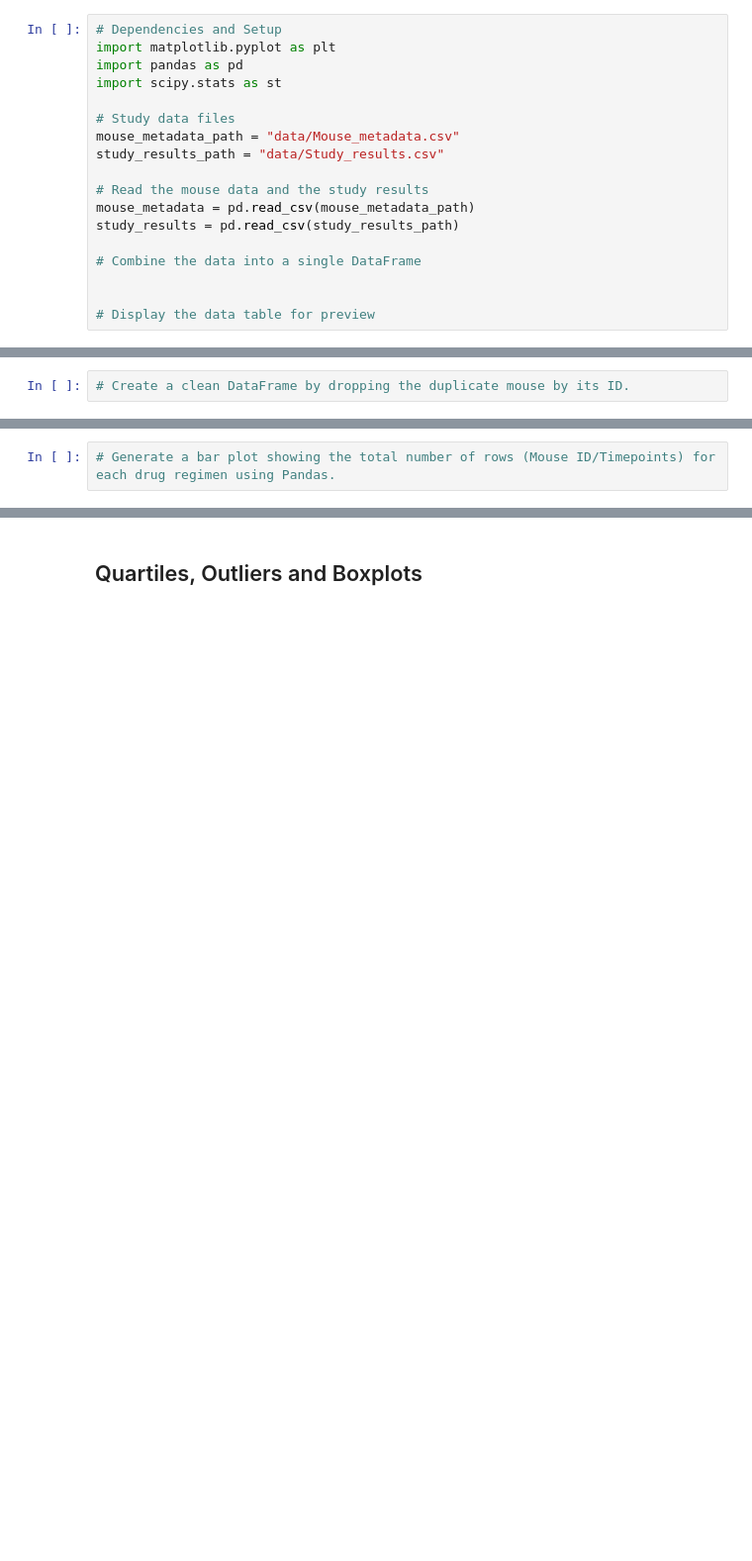
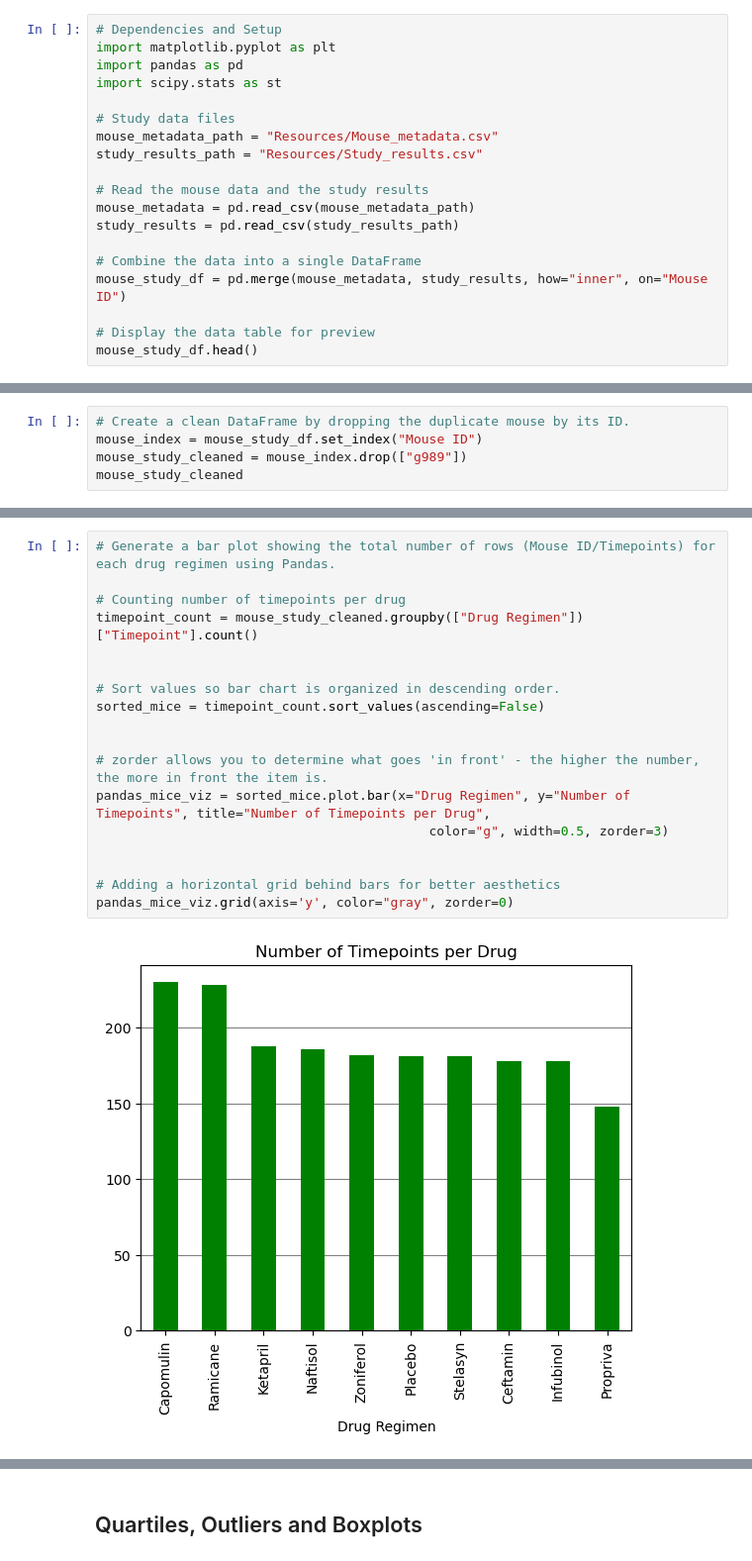
Before and after one commit to ASPigman/matplotlib_challenge, a Jupyter notebook: Pymaceuticals/pymaceuticals.ipynb, the cells around one changed output, grey strips where cells are left out. Shown at 99% size. Cells and saved outputs as stored; diff of their text form; blank space fills up the shorter version.

```diff
--- a/Pymaceuticals/pymaceuticals.ipynb
+++ b/Pymaceuticals/pymaceuticals.ipynb
@@ -12,14 +7,15 @@ import pandas as pd
 import scipy.stats as st
 
 # Study data files
-mouse_metadata_path = "data/Mouse_metadata.csv"
-study_results_path = "data/Study_results.csv"
+mouse_metadata_path = "Resources/Mouse_metadata.csv"
+study_results_path = "Resources/Study_results.csv"
 
 # Read the mouse data and the study results
 mouse_metadata = pd.read_csv(mouse_metadata_path)
 study_results = pd.read_csv(study_results_path)
 
 # Combine the data into a single DataFrame
-
+mouse_study_df = pd.merge(mouse_metadata, study_results, how="inner", on="Mouse ID")
 
 # Display the data table for preview
+mouse_study_df.head()
@@ -33,2 +62,5 @@ study_results = pd.read_csv(study_results_path)
 # %%
 # Create a clean DataFrame by dropping the duplicate mouse by its ID.
+mouse_index = mouse_study_df.set_index("Mouse ID")
+mouse_study_cleaned = mouse_index.drop(["g989"])
+mouse_study_cleaned
@@ -48,4 +128,22 @@ study_results = pd.read_csv(study_results_path)
 # %%
 # Generate a bar plot showing the total number of rows (Mouse ID/Timepoints) for each drug regimen using Pandas.
+
+# Counting number of timepoints per drug
+timepoint_count = mouse_study_cleaned.groupby(["Drug Regimen"])["Timepoint"].count()
+
+
+# Sort values so bar chart is organized in descending order.
+sorted_mice = timepoint_count.sort_values(ascending=False)
+
+
+# zorder allows you to determine what goes 'in front' - the higher the number, the more in front the item is.
+pandas_mice_viz = sorted_mice.plot.bar(x="Drug Regimen", y="Number of Timepoints", title="Number of Timepoints per Drug",
+                                           color="g", width=0.5, zorder=3)
+
+
+# Adding a horizontal grid behind bars for better aesthetics
+pandas_mice_viz.grid(axis='y', color="gray", zorder=0)
+# %% [output]
+[figure, added]
 # %%
 # Generate a bar plot showing the total number of rows (Mouse ID/Timepoints) for each drug regimen using pyplot.
```
Also changed, not shown: parts of 18 cells of this notebook.
